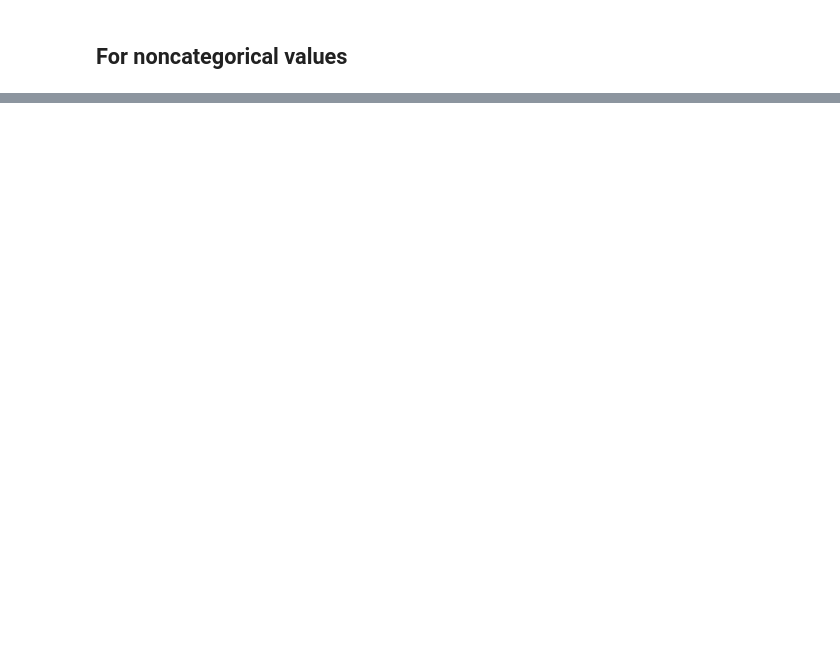
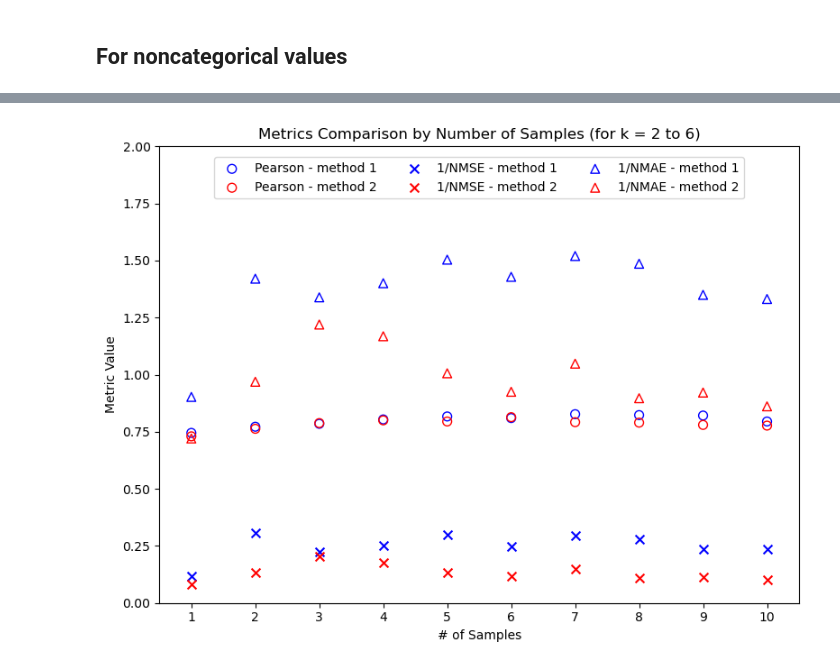
Before and after one commit to hugwuoke/anti-trafficking, a Jupyter notebook: key_plotting_analysis_OW.ipynb, the cells around one changed output, grey strips where cells are left out. Saved outputs shown, nothing was run; the diff lists cells and outputs as text; code cells hidden in the pictures; blank space fills up the shorter version.

```diff
--- a/key_plotting_analysis_OW.ipynb
+++ b/key_plotting_analysis_OW.ipynb
@@ -413,0 +431,93 @@ R^2:   0.393
+# %%
+# Read the Excel file (update the filename if necessary)
+df = pd.read_excel('Data/Simulated Data/New Simulated Data t=21/kNN/10k26 metric results.xlsx')
+
+# Define marker types and colors
+color_method1  = 'blue'
+color_method2  = 'red'
+marker_pearson = 'o'   # circle
+marker_nmse    = 'x'   # cross
+marker_nmae    = '^'   # triangle
+
+# Create a single figure and axes
+fig, ax = plt.subplots(figsize=(8, 6))
+
+# Plot Method 1 metrics
+# Pearson (hollow)
+p_m1 = ax.scatter(
+    df['num_samples'],
+    df['pearson_method1'],
+    facecolors='none', edgecolors=color_method1, marker=marker_pearson, s=50,
+    label='Pearson M1'
+)
+
+# 1/NMSE (solid)
+n_m1 = ax.scatter(
+    df['num_samples'],
+    1 / df['nmse_method1'],  # invert NMSE
+    color=color_method1, marker=marker_nmse, s=50,
+    label='1/NMSE M1'
+)
+
+# 1/NMAE (hollow triangle)
+a_m1 = ax.scatter(
+    df['num_samples'],
+    1 / df['nmae_method1'],  # invert NMAE
+    facecolors='none', edgecolors=color_method1, marker=marker_nmae, s=50,
+    label='1/NMAE M1'
+)
+
+# Plot Method 2 metrics
+# Pearson (hollow)
+p_m2 = ax.scatter(
+    df['num_samples'],
+    df['pearson_method2'],
+    facecolors='none', edgecolors=color_method2, marker=marker_pearson, s=50,
+    label='Pearson M2'
+)
+
+# 1/NMSE (solid)
+n_m2 = ax.scatter(
+    df['num_samples'],
+    1 / df['nmse_method2'],  # invert NMSE
+    color=color_method2, marker=marker_nmse, s=50,
+    label='1/NMSE M2'
+)
+
+# 1/NMAE (hollow triangle)
+a_m2 = ax.scatter(
+    df['num_samples'],
+    1 / df['nmae_method2'],  # invert NMAE
+    facecolors='none', edgecolors=color_method2, marker=marker_nmae, s=50,
+    label='1/NMAE M2'
+)
+
+# Axis settings
+ax.set_xlabel('# of Samples')
+ax.set_ylabel('Metric Value')
+ax.set_title('Metrics Comparison by Number of Samples (for k = 2 to 6)')
+ax.set_xlim(0.5, 10.5)
+ax.set_ylim(0, 2)
+ax.grid(True)
+
+# Set x-axis ticks at every integer from 1 to 10
+ax.set_xticks(range(1, 11))
+ax.grid(False)
+
+# Combine legend handles
+lns = [p_m1, p_m2, n_m1, n_m2, a_m1, a_m2]
+labs = ['Pearson - method 1', 'Pearson - method 2', '1/NMSE - method 1', '1/NMSE - method 2', '1/NMAE - method 1', '1/NMAE - method 2']
+
+# Legend in 3 columns
+ax.legend(
+    lns,
+    labs,
+    loc='upper center',
+    bbox_to_anchor=(0.5, 0.99),
+    ncol=3
+)
+
+plt.tight_layout()
+plt.show()
+# %% [output]
+[figure, added]
```
Also changed, not shown: parts of 14 cells of this notebook, 10 other files.
